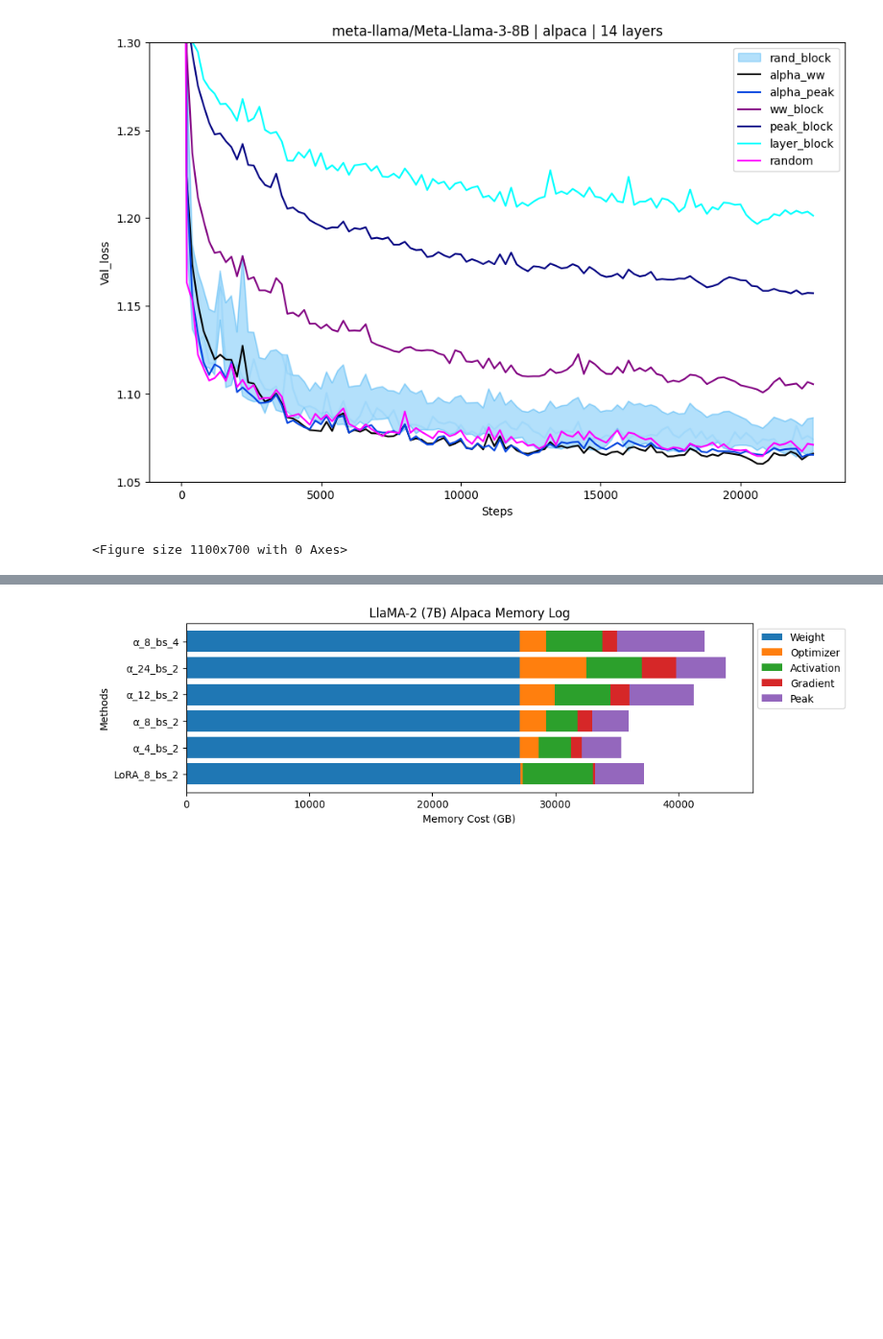
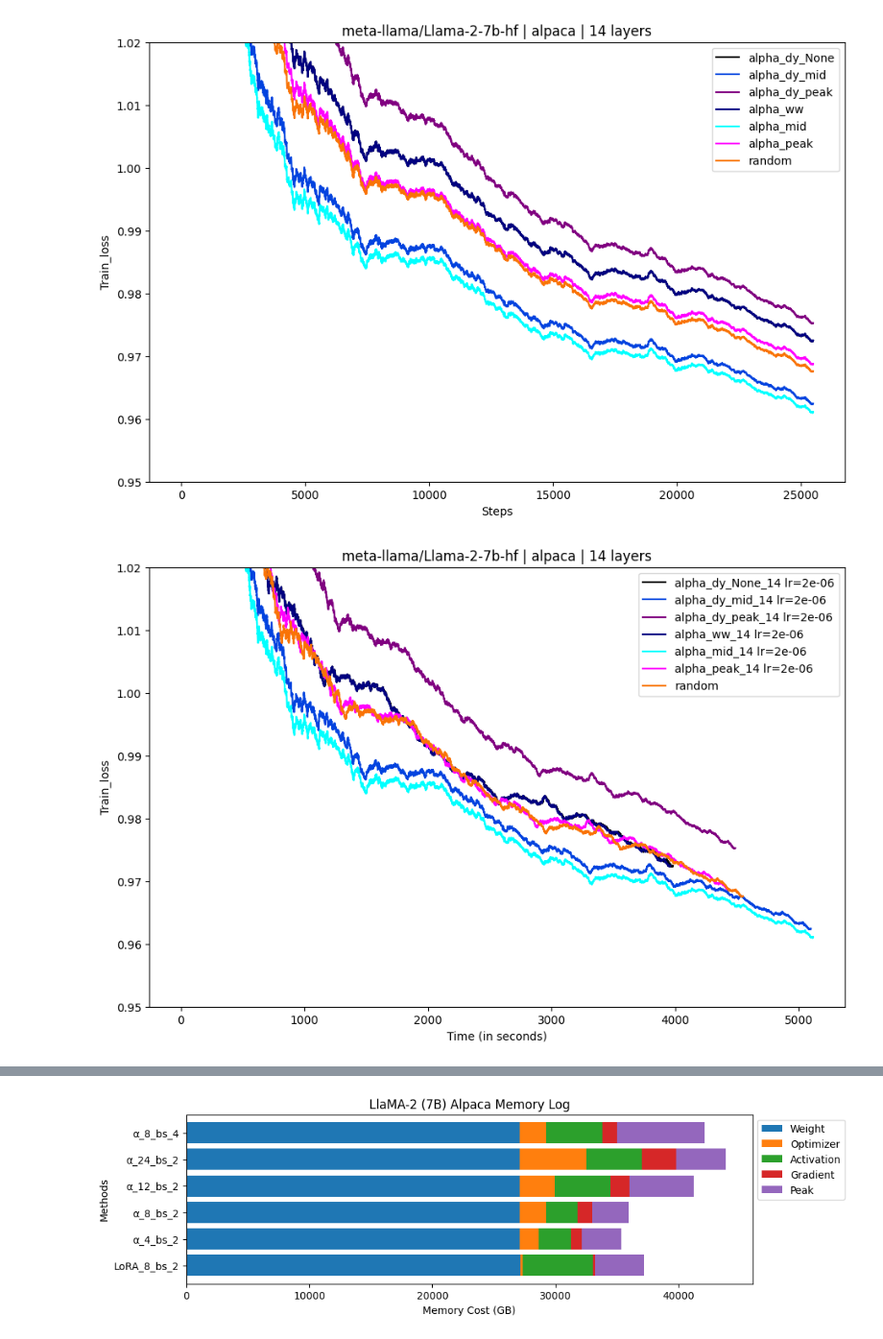
Before and after one commit to RpM-Kinshuk/SelectiveFT, a Jupyter notebook: Bands.ipynb, the cells around one changed output, grey strips where cells are left out. Shown at 96% size. Saved outputs shown, nothing was run; the diff lists cells and outputs as text; code cells hidden in the pictures; blank space fills up the shorter version.

Commit message:
Added plots

```diff
--- a/Bands.ipynb
+++ b/Bands.ipynb
@@ -81,6 +86,7 @@ for k,v in paths.items():
 # %%
 wide_dict = {}
 loss = 'val_loss'
+loss = 'train_loss'
 global_min = np.inf
 global_max = -np.inf
 line_alpha = 0.1
@@ -116,8 +122,8 @@ for key in dictionary.keys():
     #     global_max = np.maximum(global_max, train_loss)
 # %%
 color_itr = 0
-y_low = 1.05
-y_high = 1.3
+y_low = 0.95
+y_high = 1.02
 for label in wide_labels:
     wide_dict[label]['flag'] = True
 plt.figure(figsize=(11, 7))
@@ -170,35 +176,35 @@ for key in dictionary.keys():
     time_val = dictionary[key]['time'][0]
     tag = key
     if 'alpha' in key or 'alora' in key or 'blora' in key:
         tag = key + f"_{methods[key]['layers']} lr={methods[key]['lr']}"
     flag = True
     for label in wide_labels:
         if label in key:
             plt.plot(time_val, train_loss,alpha=wide_dict[label]['line_alpha'], color=wide_dict[label]['color'], label='_nolegend_')
             if wide_dict[label]['flag'] == True:
                 plt.fill_between(
                     time_val, wide_dict[label]['global_min'], wide_dict[label]['global_max'],
                     alpha=wide_dict[label]['band_alpha'], color=wide_dict[label]['color'], label=label
                 )
                 wide_dict[label]['flag'] = False
             flag = False
             break
     if flag == True:
         plt.plot(time_val, train_loss, label=tag, color=indiv_colors[color_itr])
         color_itr += 1
     plt.xlabel("Time (in seconds)")
     plt.ylabel("Train_loss")
 if loss != 'val_loss':
     plt.ylim(y_low, y_high)
     # plt.xlim(0, 15)
     plt.legend()
     plt.title(f"{model} | {task} | {layers} layers")
     plt.show()
 
 # exit()
 # %% [output]
-[figure, old version]
+[figure, new version]
-<Figure size 1100x700 with 0 Axes>
+[figure, added]
 # %%
 sampling_interval = 2
 
```
Also changed, not shown: parts of 4 cells of this notebook.
